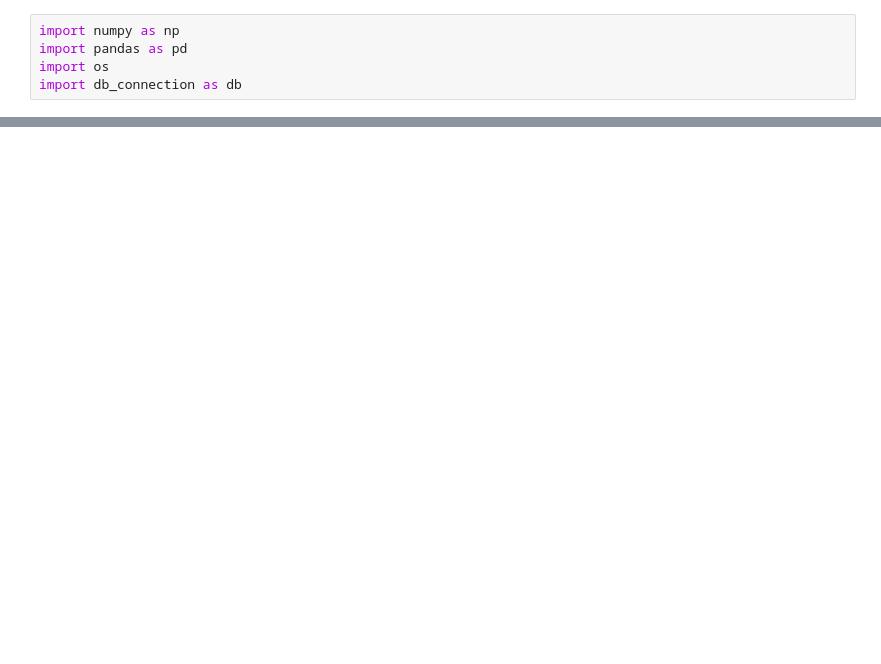
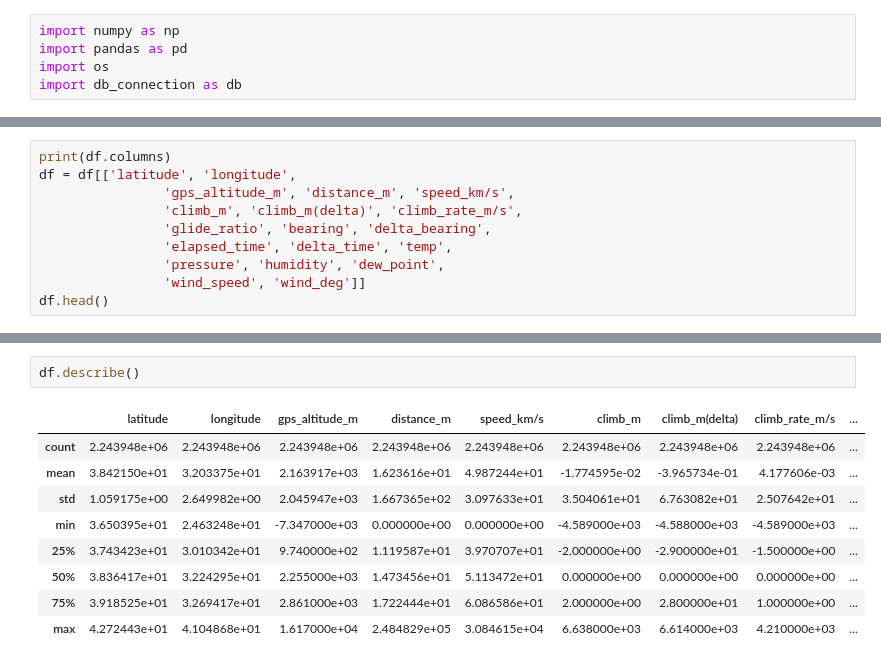
Before and after one commit to SerkanKurd/Paragliding_Flight_Analyses, a Jupyter notebook: scripts/process_flightdata.ipynb, the cells around one changed output, grey strips where cells are left out. Saved outputs shown, nothing was run; the diff lists cells and outputs as text; blank space fills up the shorter version.

```diff
--- a/scripts/process_flightdata.ipynb
+++ b/scripts/process_flightdata.ipynb
@@ -30,0 +33,10 @@ ValueError: Columns must be same length as key
+# %%
+print(df.columns)
+df = df[['latitude', 'longitude',
+                'gps_altitude_m', 'distance_m', 'speed_km/s',
+                'climb_m', 'climb_m(delta)', 'climb_rate_m/s',
+                'glide_ratio', 'bearing', 'delta_bearing',
+                'elapsed_time', 'delta_time', 'temp',
+                'pressure', 'humidity', 'dew_point',
+                'wind_speed', 'wind_deg']]
+df.head()
@@ -30,0 +57,12 @@ ValueError: Columns must be same length as key
+# %%
+df.describe()
+# %% [output]
+|  | latitude | longitude | gps_altitude_m | distance_m | speed_km/s | climb_m | climb_m(delta) | climb_rate_m/s | ... |
+| count | 2.243948e+06 | 2.243948e+06 | 2.243948e+06 | 2.243948e+06 | 2.243948e+06 | 2.243948e+06 | 2.243948e+06 | 2.243948e+06 | ... |
+| mean | 3.842150e+01 | 3.203375e+01 | 2.163917e+03 | 1.623616e+01 | 4.987244e+01 | -1.774595e-02 | -3.965734e-01 | 4.177606e-03 | ... |
+| std | 1.059175e+00 | 2.649982e+00 | 2.045947e+03 | 1.667365e+02 | 3.097633e+01 | 3.504061e+01 | 6.763082e+01 | 2.507642e+01 | ... |
+| min | 3.650395e+01 | 2.463248e+01 | -7.347000e+03 | 0.000000e+00 | 0.000000e+00 | -4.589000e+03 | -4.588000e+03 | -4.589000e+03 | ... |
+| 25% | 3.743423e+01 | 3.010342e+01 | 9.740000e+02 | 1.119587e+01 | 3.970707e+01 | -2.000000e+00 | -2.900000e+01 | -1.500000e+00 | ... |
+| 50% | 3.836417e+01 | 3.224295e+01 | 2.255000e+03 | 1.473456e+01 | 5.113472e+01 | 0.000000e+00 | 0.000000e+00 | 0.000000e+00 | ... |
+| 75% | 3.918525e+01 | 3.269417e+01 | 2.861000e+03 | 1.722444e+01 | 6.086586e+01 | 2.000000e+00 | 2.800000e+01 | 1.000000e+00 | ... |
+| max | 4.272443e+01 | 4.104868e+01 | 1.617000e+04 | 2.484829e+05 | 3.084615e+04 | 6.638000e+03 | 6.614000e+03 | 4.210000e+03 | ... |
```
Also changed, not shown: parts of 5 cells of this notebook, 5 other files.
